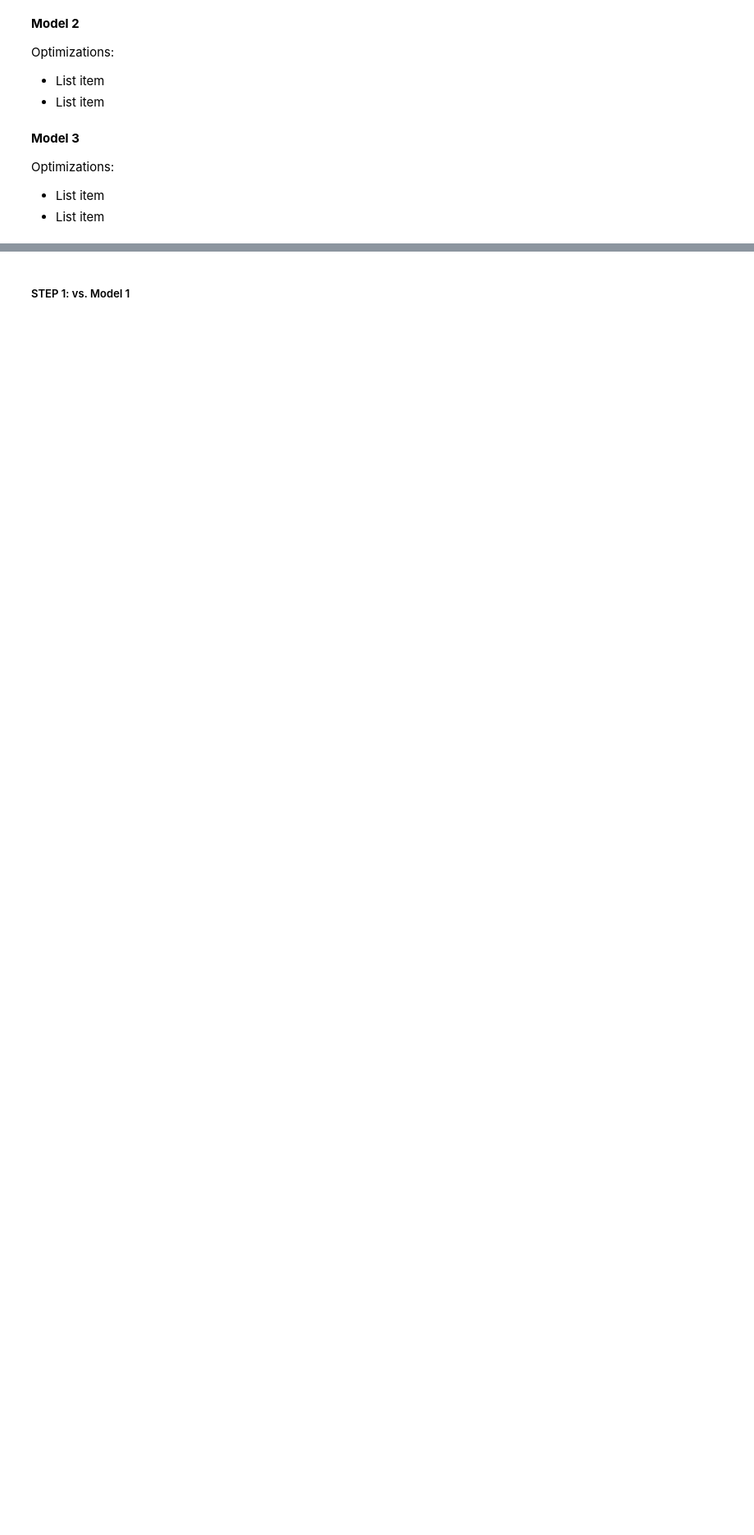
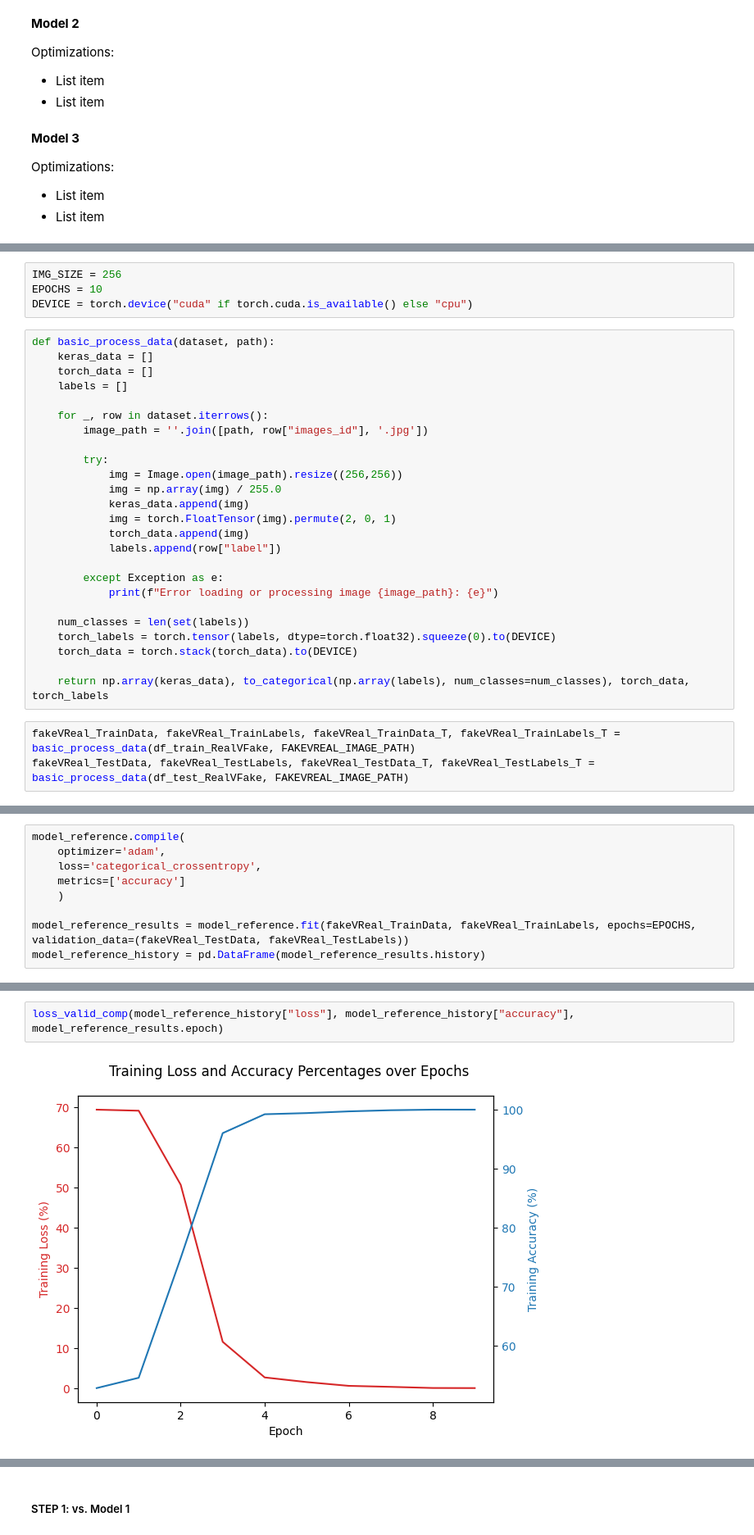
Before and after one commit to EthanNguyen-Tu/CS4644_FinalProject, a Jupyter notebook: CS4644_ThePerceptrons_Project.ipynb, the cells around one changed output, grey strips where cells are left out. Shown at 82% size. Saved outputs shown, nothing was run; the diff lists cells and outputs as text; blank space fills up the shorter version.

```diff
--- a/CS4644_ThePerceptrons_Project.ipynb
+++ b/CS4644_ThePerceptrons_Project.ipynb
@@ -161,0 +449,32 @@ Optimizations:
+# %%
+IMG_SIZE = 256
+EPOCHS = 10
+DEVICE = torch.device("cuda" if torch.cuda.is_available() else "cpu")
+# %%
+def basic_process_data(dataset, path):
+    keras_data = []
+    torch_data = []
+    labels = []
+
+    for _, row in dataset.iterrows():
+        image_path = ''.join([path, row["images_id"], '.jpg'])
+
+        try:
+            img = Image.open(image_path).resize((256,256))
+            img = np.array(img) / 255.0
+            keras_data.append(img)
+            img = torch.FloatTensor(img).permute(2, 0, 1)
+            torch_data.append(img)
+            labels.append(row["label"])
+
+        except Exception as e:
+            print(f"Error loading or processing image {image_path}: {e}")
+
+    num_classes = len(set(labels))
+    torch_labels = torch.tensor(labels, dtype=torch.float32).squeeze(0).to(DEVICE)
+    torch_data = torch.stack(torch_data).to(DEVICE)
+
+    return np.array(keras_data), to_categorical(np.array(labels), num_classes=num_classes), torch_data, torch_labels
+# %%
+fakeVReal_TrainData, fakeVReal_TrainLabels, fakeVReal_TrainData_T, fakeVReal_TrainLabels_T = basic_process_data(df_train_RealVFake, FAKEVREAL_IMAGE_PATH)
+fakeVReal_TestData, fakeVReal_TestLabels, fakeVReal_TestData_T, fakeVReal_TestLabels_T = basic_process_data(df_test_RealVFake, FAKEVREAL_IMAGE_PATH)
@@ -161,0 +483,9 @@ Optimizations:
+# %%
+model_reference.compile(
+    optimizer='adam',
+    loss='categorical_crossentropy',
+    metrics=['accuracy']
+    )
+
+model_reference_results = model_reference.fit(fakeVReal_TrainData, fakeVReal_TrainLabels, epochs=EPOCHS, validation_data=(fakeVReal_TestData, fakeVReal_TestLabels))
+model_reference_history = pd.DataFrame(model_reference_results.history)
@@ -161,0 +606,4 @@ Optimizations:
+# %%
+loss_valid_comp(model_reference_history["loss"], model_reference_history["accuracy"], model_reference_results.epoch)
+# %% [output]
+[figure, added]
```
Also changed, not shown: parts of 108 cells of this notebook, 1 other file.
